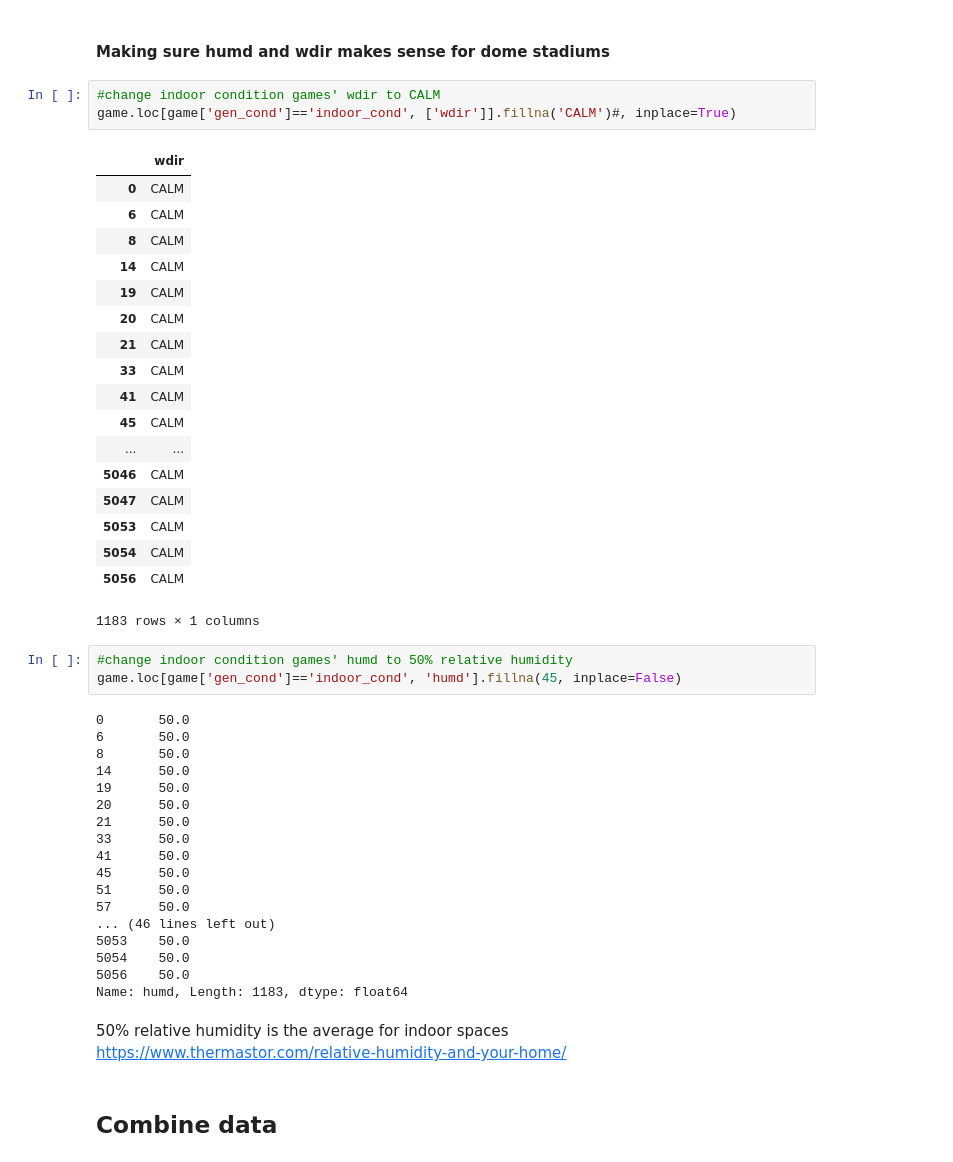
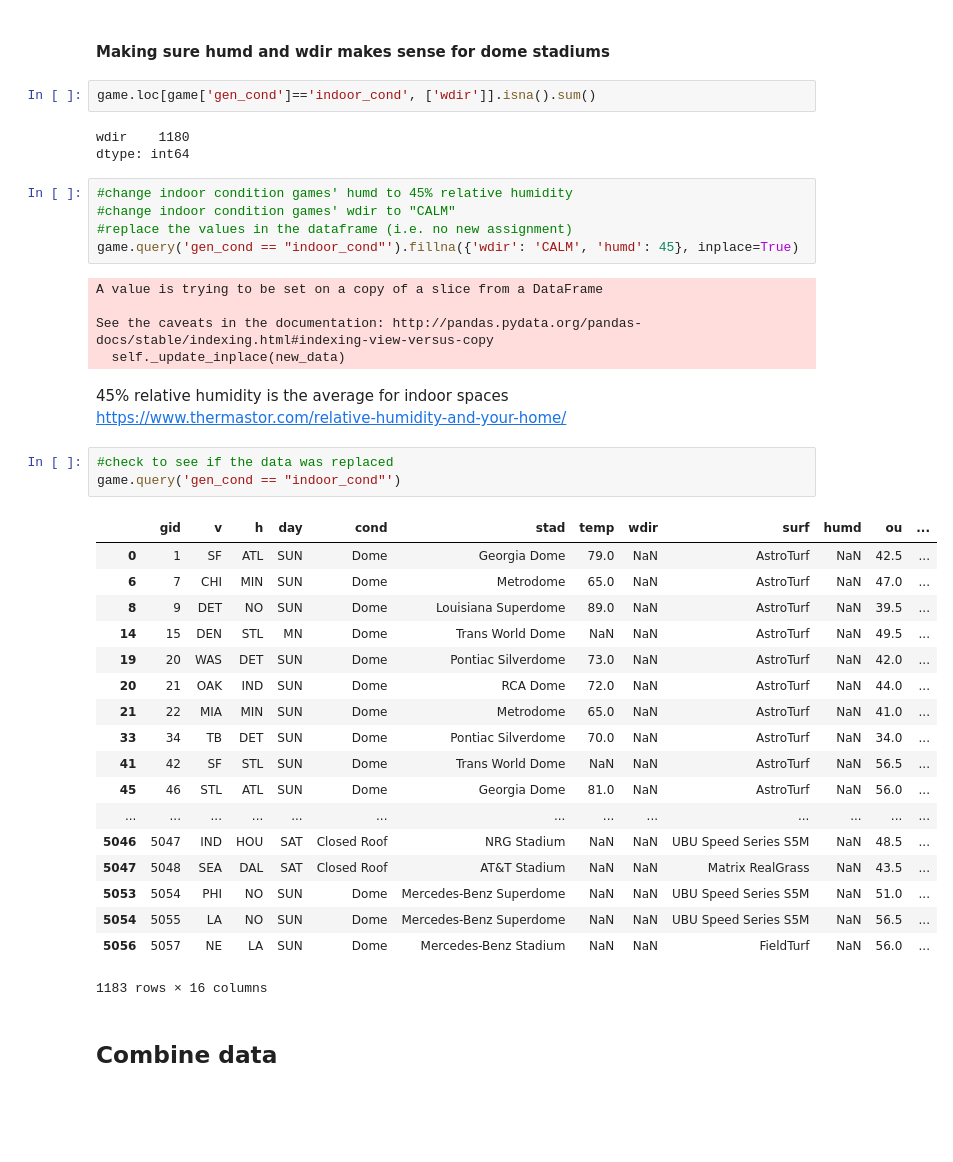
Before and after one commit to jchristo12/fantasy_football, a Jupyter notebook: analysis/feature_analysis.ipynb, the cells around one changed output. Cells and saved outputs as stored; diff of their text form; blank space fills up the shorter version.

```diff
--- a/analysis/feature_analysis.ipynb
+++ b/analysis/feature_analysis.ipynb
@@ -307,52 +286,46 @@ general_cond_flipped = {old: new for new, old_all in general_cond.items() for ol
 game['gen_cond'] = game['cond'].apply(lambda x: general_cond_flipped[x])
 # %% [markdown]
 #### Making sure humd and wdir makes sense for dome stadiums
+# %%
+game.loc[game['gen_cond']=='indoor_cond', ['wdir']].isna().sum()
+# %% [output]
+wdir    1180
+dtype: int64
 # %%
-#change indoor condition games' wdir to CALM
-game.loc[game['gen_cond']=='indoor_cond', ['wdir']].fillna('CALM')#, inplace=True)
+#change indoor condition games' humd to 45% relative humidity
+#change indoor condition games' wdir to "CALM"
+#replace the values in the dataframe (i.e. no new assignment)
+game.query('gen_cond == "indoor_cond"').fillna({'wdir': 'CALM', 'humd': 45}, inplace=True)
 # %% [output]
-|  | wdir |
-| 0 | CALM |
-| 6 | CALM |
-| 8 | CALM |
-| 14 | CALM |
-| 19 | CALM |
-| 20 | CALM |
-| 21 | CALM |
-| 33 | CALM |
-| 41 | CALM |
-| 45 | CALM |
-| ... | ... |
-| 5046 | CALM |
-| 5047 | CALM |
-| 5053 | CALM |
-| 5054 | CALM |
-| 5056 | CALM |
-1183 rows × 1 columns
+A value is trying to be set on a copy of a slice from a DataFrame
+
+See the caveats in the documentation: http://pandas.pydata.org/pandas-docs/stable/indexing.html#indexing-view-versus-copy
+  self._update_inplace(new_data)
-# %%
-#change indoor condition games' humd to 50% relative humidity
-game.loc[game['gen_cond']=='indoor_cond', 'humd'].fillna(45, inplace=False)
-# %% [output]
-0       50.0
-6       50.0
-8       50.0
-14      50.0
-19      50.0
-20      50.0
-21      50.0
-33      50.0
-41      50.0
-45      50.0
-51      50.0
-57      50.0
-... (46 lines left out)
-5053    50.0
-5054    50.0
-5056    50.0
-Name: humd, Length: 1183, dtype: float64
 # %% [markdown]
-50% relative humidity is the average for indoor spaces<br>
+45% relative humidity is the average for indoor spaces<br>
 https://www.thermastor.com/relative-humidity-and-your-home/
+# %%
+#check to see if the data was replaced
+game.query('gen_cond == "indoor_cond"')
+# %% [output]
+|  | gid | v | h | day | cond | stad | temp | wdir | surf | humd | ou | ... |
+| 0 | 1 | SF | ATL | SUN | Dome | Georgia Dome | 79.0 | NaN | AstroTurf | NaN | 42.5 | ... |
+| 6 | 7 | CHI | MIN | SUN | Dome | Metrodome | 65.0 | NaN | AstroTurf | NaN | 47.0 | ... |
+| 8 | 9 | DET | NO | SUN | Dome | Louisiana Superdome | 89.0 | NaN | AstroTurf | NaN | 39.5 | ... |
+| 14 | 15 | DEN | STL | MN | Dome | Trans World Dome | NaN | NaN | AstroTurf | NaN | 49.5 | ... |
+| 19 | 20 | WAS | DET | SUN | Dome | Pontiac Silverdome | 73.0 | NaN | AstroTurf | NaN | 42.0 | ... |
+| 20 | 21 | OAK | IND | SUN | Dome | RCA Dome | 72.0 | NaN | AstroTurf | NaN | 44.0 | ... |
+| 21 | 22 | MIA | MIN | SUN | Dome | Metrodome | 65.0 | NaN | AstroTurf | NaN | 41.0 | ... |
+| 33 | 34 | TB | DET | SUN | Dome | Pontiac Silverdome | 70.0 | NaN | AstroTurf | NaN | 34.0 | ... |
+| 41 | 42 | SF | STL | SUN | Dome | Trans World Dome | NaN | NaN | AstroTurf | NaN | 56.5 | ... |
+| 45 | 46 | STL | ATL | SUN | Dome | Georgia Dome | 81.0 | NaN | AstroTurf | NaN | 56.0 | ... |
+| ... | ... | ... | ... | ... | ... | ... | ... | ... | ... | ... | ... | ... |
+| 5046 | 5047 | IND | HOU | SAT | Closed Roof | NRG Stadium | NaN | NaN | UBU Speed Series S5M | NaN | 48.5 | ... |
+| 5047 | 5048 | SEA | DAL | SAT | Closed Roof | AT&T Stadium | NaN | NaN | Matrix RealGrass | NaN | 43.5 | ... |
+| 5053 | 5054 | PHI | NO | SUN | Dome | Mercedes-Benz Superdome | NaN | NaN | UBU Speed Series S5M | NaN | 51.0 | ... |
+| 5054 | 5055 | LA | NO | SUN | Dome | Mercedes-Benz Superdome | NaN | NaN | UBU Speed Series S5M | NaN | 56.5 | ... |
+| 5056 | 5057 | NE | LA | SUN | Dome | Mercedes-Benz Stadium | NaN | NaN | FieldTurf | NaN | 56.0 | ... |
+1183 rows × 16 columns
 # %% [markdown]
 ## Combine data
 # %%
```
Also changed, not shown: parts of 3 cells of this notebook.
